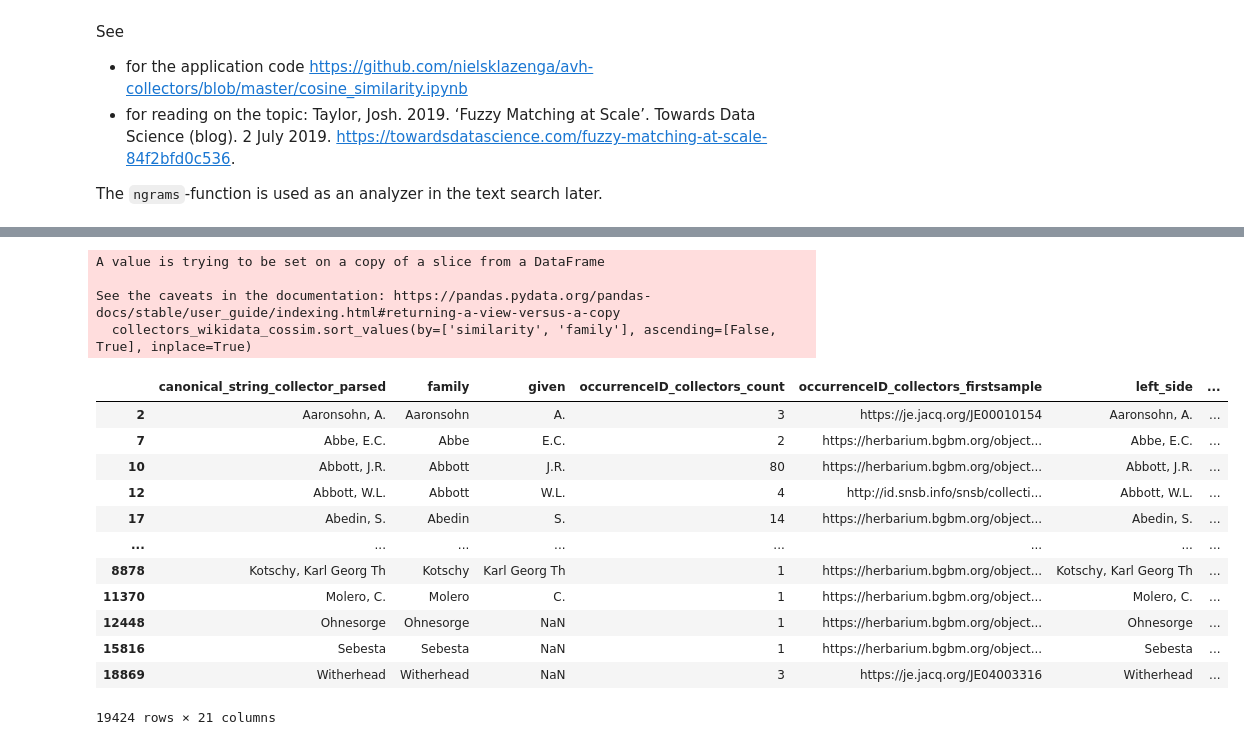
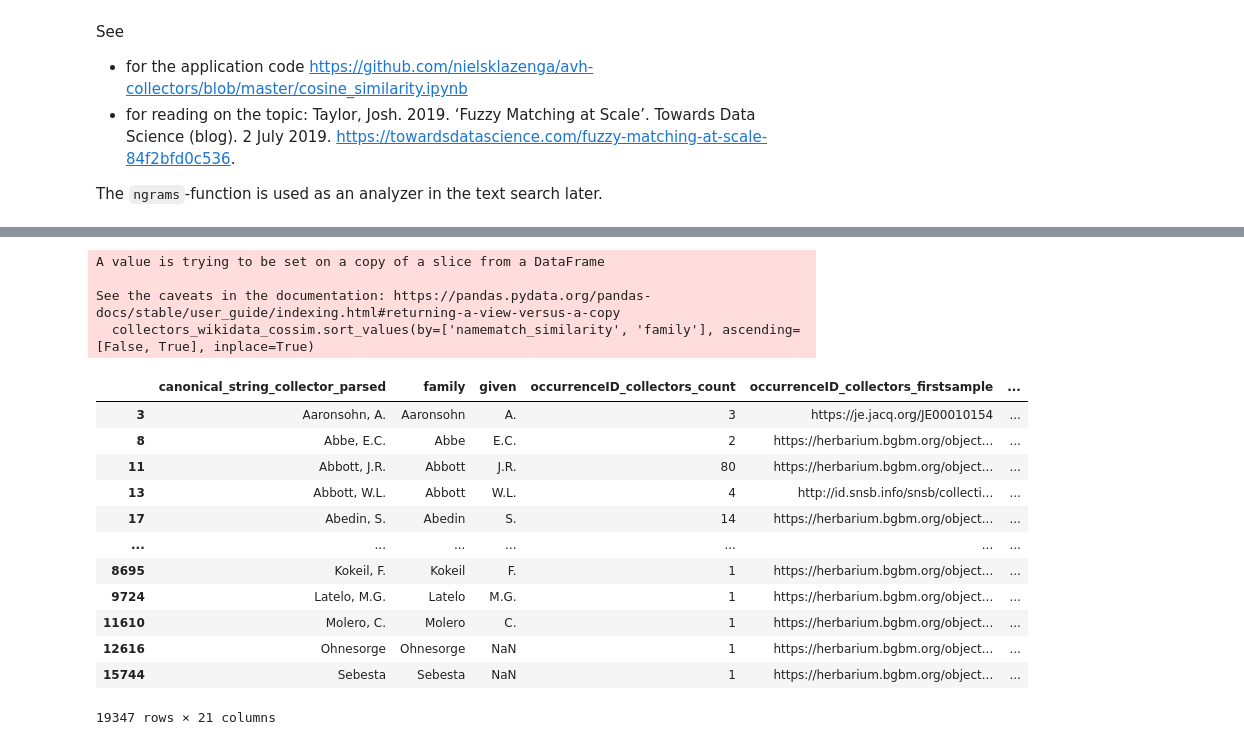
Before and after one commit to infinite-dao/collector-matching, a Jupyter notebook: match_names_BGBM-dwcagent-parsed_vs_WikiData_cosine-similarity.ipynb, the cells around one changed output, grey strips where cells are left out. Drawn from its saved outputs; the diff is of its cells as text; code cells hidden in the pictures.

Commit message:
full and abbreviated name calculation of both methods; code refactoring

```diff
--- a/match_names_BGBM-dwcagent-parsed_vs_WikiData_cosine-similarity.ipynb
+++ b/match_names_BGBM-dwcagent-parsed_vs_WikiData_cosine-similarity.ipynb
@@ -323,11 +465,11 @@ Note: merging 18.770.000 collector matches to wikidata was too much to calculate
 # %%
-# Join matches data frame to collectors data frame
-# TODO CONTINUE (20230719)
+# # join (only) abbreviated name matches with collector source data
 collectors_matches = pd.merge(
-    collectors_unique, matches_df,
-    left_on='canonical_string_collector_parsed', right_on='left_side',
+    collectors_unique, matches,
+    left_on='canonical_string_collector_parsed', right_on='namematch_source_data',
     how='left'
 )
 
-collectors_matches # 18775907 rows × 14 columns
+collectors_matches.dropna(subset=['namematch_similarity'], inplace=True)
+collectors_matches # 17552 rows × 15 columns
 # %% [output]
@@ -347,4 +488,0 @@ collectors_matches # 18775907 rows × 14 columns
-# %%
-collectors_matches.dropna(subset=['similarity'], inplace=True)
-
-collectors_matches # 18775907 → 18771627 rows × 14 columns
@@ -364,0 +489,9 @@ collectors_matches # 18775907 → 18771627 rows × 14 columns
+# %%
+# join (only) full name matches with collector source data
+collectors_matches_fullname = pd.merge(
+    collectors_unique, matches_fullnames,
+    left_on='canonical_string_collector_parsed' , right_on='namematch_source_data'
+    #, suffixes=(None, '_namematch') # append to left-data, right-data only when identical column names occur
+)
+
+collectors_matches_fullname # 429 rows × 15 columns
@@ -383,0 +547,14 @@ merge of collectors matches and wikidata in 0.1557629108428955 s
+# %%
+# merge now with WikiData: the matching data and the wiki data’s on the conaonical string name
+collectors_matches_tmp_names_abbreviated = pd.merge(
+    collectors_matches, wikidata,
+    left_on='namematch_resource_data', right_on='canonical_string'
+)
+collectors_matches_tmp_fullnames = pd.merge(
+    collectors_matches_fullname, wikidata,
+    left_on='namematch_resource_data', right_on='canonical_string_fullname'
+)
+collectors_matches_g1_merged_wikidata = pd.concat(
+    [collectors_matches_tmp_names_abbreviated, collectors_matches_tmp_fullnames]
+    , ignore_index=True
+)
@@ -384,33 +611,33 @@ merge of collectors matches and wikidata in 0.1557629108428955 s
 # %%
-# Remove unwanted columns
-collectors_wikidata_cossim = collectors_matches_wikidata[
+# Select useful columns for data results
+collectors_wikidata_cossim = collectors_matches_g1_merged_wikidata[
     ['canonical_string_collector_parsed', 'family', 'given',
      'occurrenceID_collectors_count', 'occurrenceID_collectors_firstsample',
-    'left_side', 'right_side', 'similarity',
+    'namematch_source_data', 'namematch_resource_data', 'namematch_similarity',
     'item', 'canonical_string', 'itemLabel',
     'orcid', 'viaf', 'isni', 'harv', 'ipni', 'abbr', 'bionomia_id', 'yob', 'yod', 'wyb']
 ]
 
 # Order by similarity (desc), number of Wikidata items (asc) and number of collections (desc)
-collectors_wikidata_cossim.sort_values(by=['similarity', 'family'], ascending=[False, True], inplace=True)
+collectors_wikidata_cossim.sort_values(by=['namematch_similarity', 'family'], ascending=[False, True], inplace=True)
 
 collectors_wikidata_cossim # comparison-match of «Kotschy, Karl Georg Th» (collector data) →← «Kotschy, T» (Wikidata) has only 0.5 similarity but corresponds to the correct person name we need
 # %% [output]
 A value is trying to be set on a copy of a slice from a DataFrame
 
 See the caveats in the documentation: https://pandas.pydata.org/pandas-docs/stable/user_guide/indexing.html#returning-a-view-versus-a-copy
-  collectors_wikidata_cossim.sort_values(by=['similarity', 'family'], ascending=[False, True], inplace=True)
+  collectors_wikidata_cossim.sort_values(by=['namematch_similarity', 'family'], ascending=[False, True], inplace=True)
-|  | canonical_string_collector_parsed | family | given | occurrenceID_collectors_count | occurrenceID_collectors_firstsample | left_side | ... |
-| 2 | Aaronsohn, A. | Aaronsohn | A. | 3 | https://je.jacq.org/JE00010154 | Aaronsohn, A. | ... |
-| 7 | Abbe, E.C. | Abbe | E.C. | 2 | https://herbarium.bgbm.org/object... | Abbe, E.C. | ... |
-| 10 | Abbott, J.R. | Abbott | J.R. | 80 | https://herbarium.bgbm.org/object... | Abbott, J.R. | ... |
-| 12 | Abbott, W.L. | Abbott | W.L. | 4 | http://id.snsb.info/snsb/collecti... | Abbott, W.L. | ... |
-| 17 | Abedin, S. | Abedin | S. | 14 | https://herbarium.bgbm.org/object... | Abedin, S. | ... |
-| ... | ... | ... | ... | ... | ... | ... | ... |
-| 8878 | Kotschy, Karl Georg Th | Kotschy | Karl Georg Th | 1 | https://herbarium.bgbm.org/object... | Kotschy, Karl Georg Th | ... |
-| 11370 | Molero, C. | Molero | C. | 1 | https://herbarium.bgbm.org/object... | Molero, C. | ... |
-| 12448 | Ohnesorge | Ohnesorge | NaN | 1 | https://herbarium.bgbm.org/object... | Ohnesorge | ... |
-| 15816 | Sebesta | Sebesta | NaN | 1 | https://herbarium.bgbm.org/object... | Sebesta | ... |
-| 18869 | Witherhead | Witherhead | NaN | 3 | https://je.jacq.org/JE04003316 | Witherhead | ... |
+|  | canonical_string_collector_parsed | family | given | occurrenceID_collectors_count | occurrenceID_collectors_firstsample | ... |
+| 3 | Aaronsohn, A. | Aaronsohn | A. | 3 | https://je.jacq.org/JE00010154 | ... |
+| 8 | Abbe, E.C. | Abbe | E.C. | 2 | https://herbarium.bgbm.org/object... | ... |
+| 11 | Abbott, J.R. | Abbott | J.R. | 80 | https://herbarium.bgbm.org/object... | ... |
+| 13 | Abbott, W.L. | Abbott | W.L. | 4 | http://id.snsb.info/snsb/collecti... | ... |
+| 17 | Abedin, S. | Abedin | S. | 14 | https://herbarium.bgbm.org/object... | ... |
+| ... | ... | ... | ... | ... | ... | ... |
+| 8695 | Kokeil, F. | Kokeil | F. | 1 | https://herbarium.bgbm.org/object... | ... |
+| 9724 | Latelo, M.G. | Latelo | M.G. | 1 | https://herbarium.bgbm.org/object... | ... |
+| 11610 | Molero, C. | Molero | C. | 1 | https://herbarium.bgbm.org/object... | ... |
+| 12616 | Ohnesorge | Ohnesorge | NaN | 1 | https://herbarium.bgbm.org/object... | ... |
+| 15744 | Sebesta | Sebesta | NaN | 1 | https://herbarium.bgbm.org/object... | ... |
-19424 rows × 21 columns
+19347 rows × 21 columns
 # %%
```
Also changed, not shown: parts of 37 cells of this notebook, 11 other files.
